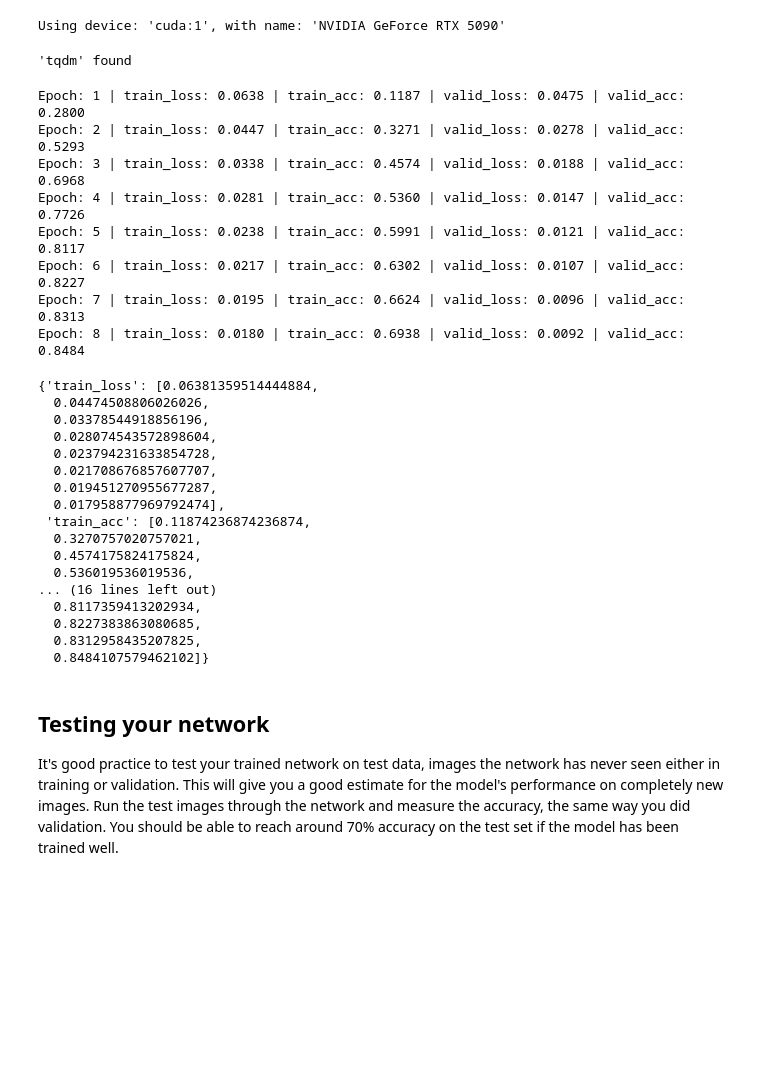
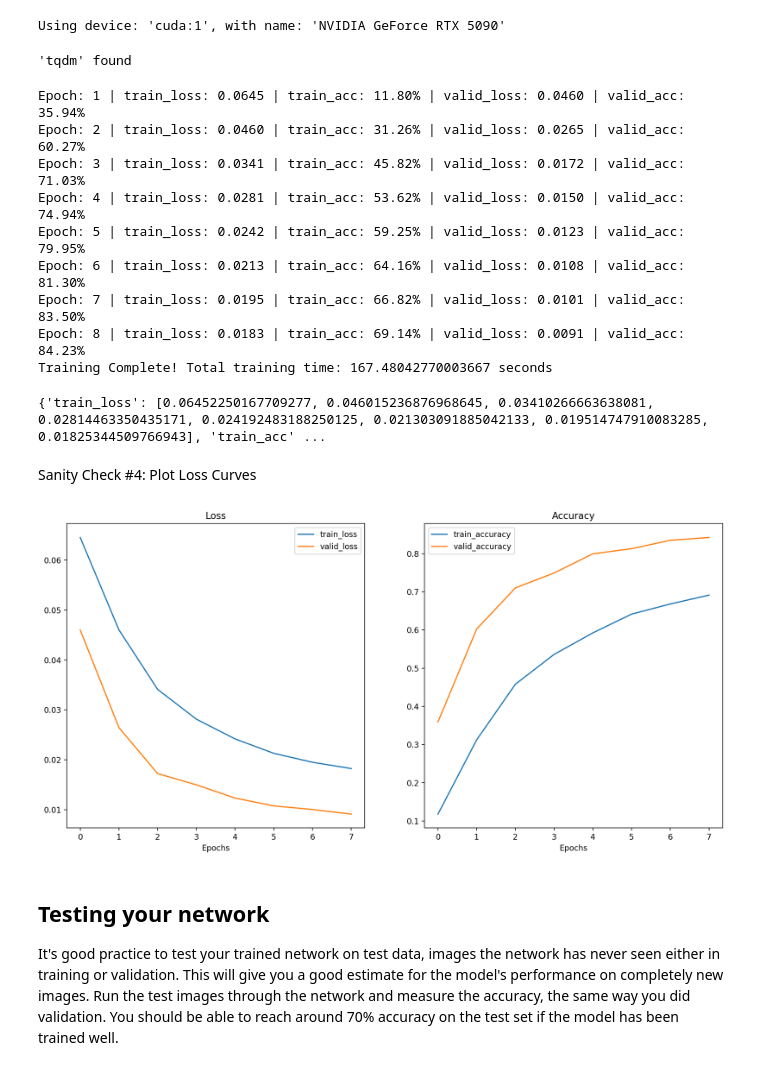
Before and after one commit to kinant/ud-ai-python-nd, a Jupyter notebook: PR02/Image Classifier Project_V1.1.ipynb, the cells around one changed output. Saved outputs shown, nothing was run; the diff lists cells and outputs as text; code cells hidden in the pictures; blank space fills up the shorter version.

Commit message:
PR02 - Model Training Results
Get's results, plots loss curves and checks accuracy on test data.

```diff
--- a/PR02/Image Classifier Project_V1.1.ipynb
+++ b/PR02/Image Classifier Project_V1.1.ipynb
@@ -181,34 +181,28 @@ image_classifier.show_model_device_info()
 # %% [output]
 Using device: 'cuda:1', with name: 'NVIDIA GeForce RTX 5090'
 # %%
-image_classifier.train(num_epochs=8)
+results = image_classifier.train(num_epochs=8)
 # %% [output]
 'tqdm' found
-Epoch: 1 | train_loss: 0.0638 | train_acc: 0.1187 | valid_loss: 0.0475 | valid_acc: 0.2800
-Epoch: 2 | train_loss: 0.0447 | train_acc: 0.3271 | valid_loss: 0.0278 | valid_acc: 0.5293
-Epoch: 3 | train_loss: 0.0338 | train_acc: 0.4574 | valid_loss: 0.0188 | valid_acc: 0.6968
-Epoch: 4 | train_loss: 0.0281 | train_acc: 0.5360 | valid_loss: 0.0147 | valid_acc: 0.7726
-Epoch: 5 | train_loss: 0.0238 | train_acc: 0.5991 | valid_loss: 0.0121 | valid_acc: 0.8117
-Epoch: 6 | train_loss: 0.0217 | train_acc: 0.6302 | valid_loss: 0.0107 | valid_acc: 0.8227
-Epoch: 7 | train_loss: 0.0195 | train_acc: 0.6624 | valid_loss: 0.0096 | valid_acc: 0.8313
-Epoch: 8 | train_loss: 0.0180 | train_acc: 0.6938 | valid_loss: 0.0092 | valid_acc: 0.8484
+Epoch: 1 | train_loss: 0.0645 | train_acc: 11.80% | valid_loss: 0.0460 | valid_acc: 35.94%
+Epoch: 2 | train_loss: 0.0460 | train_acc: 31.26% | valid_loss: 0.0265 | valid_acc: 60.27%
+Epoch: 3 | train_loss: 0.0341 | train_acc: 45.82% | valid_loss: 0.0172 | valid_acc: 71.03%
+Epoch: 4 | train_loss: 0.0281 | train_acc: 53.62% | valid_loss: 0.0150 | valid_acc: 74.94%
+Epoch: 5 | train_loss: 0.0242 | train_acc: 59.25% | valid_loss: 0.0123 | valid_acc: 79.95%
+Epoch: 6 | train_loss: 0.0213 | train_acc: 64.16% | valid_loss: 0.0108 | valid_acc: 81.30%
+Epoch: 7 | train_loss: 0.0195 | train_acc: 66.82% | valid_loss: 0.0101 | valid_acc: 83.50%
+Epoch: 8 | train_loss: 0.0183 | train_acc: 69.14% | valid_loss: 0.0091 | valid_acc: 84.23%
+Training Complete! Total training time: 167.48042770003667 seconds
-{'train_loss': [0.06381359514444884,
-  0.04474508806026026,
-  0.03378544918856196,
-  0.028074543572898604,
-  0.023794231633854728,
-  0.021708676857607707,
-  0.019451270955677287,
-  0.017958877969792474],
- 'train_acc': [0.11874236874236874,
-  0.3270757020757021,
-  0.4574175824175824,
-  0.536019536019536,
-... (16 lines left out)
-  0.8117359413202934,
-  0.8227383863080685,
-  0.8312958435207825,
-  0.8484107579462102]}
+# %%
+print(results)
+# %% [output]
+{'train_loss': [0.06452250167709277, 0.046015236876968645, 0.03410266663638081, 0.02814463350435171, 0.024192483188250125, 0.021303091885042133, 0.019514747910083285, 0.01825344509766943], 'train_acc' ...
+# %% [markdown]
+Sanity Check #4: Plot Loss Curves
+# %%
+ph.plot_loss_curves(results)
+# %% [output]
+[figure, added]
 # %% [markdown]
 ## Testing your network
 
```
Also changed, not shown: parts of 2 cells of this notebook, 2 other files.
